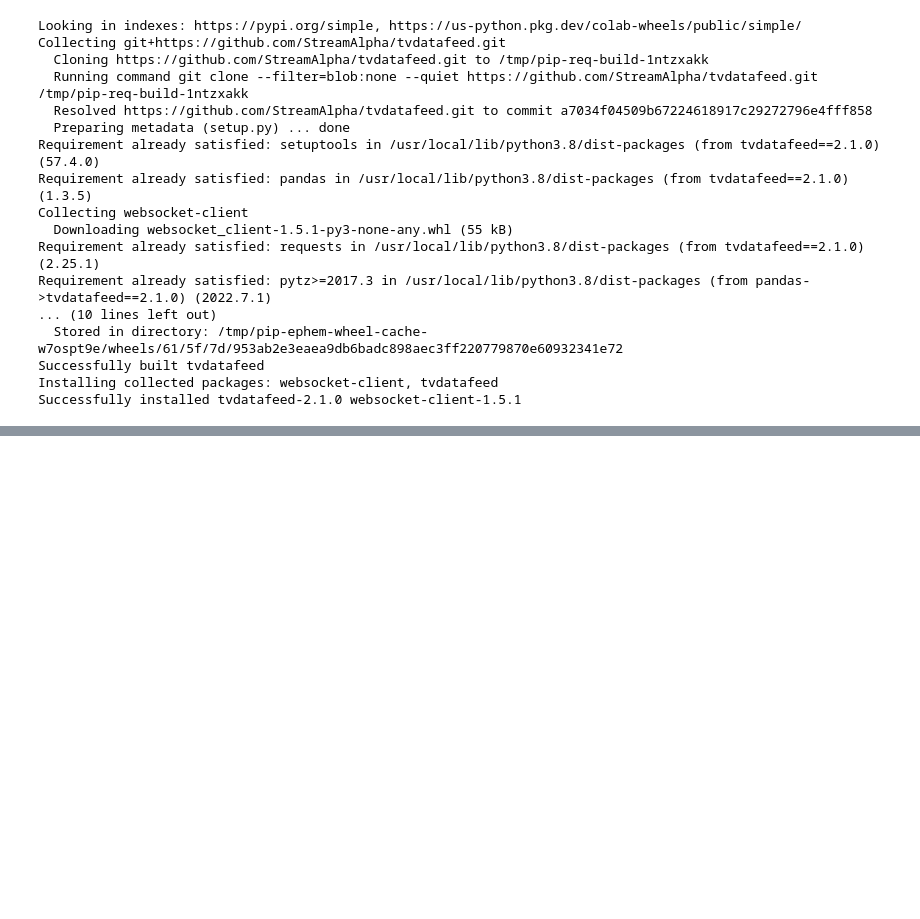
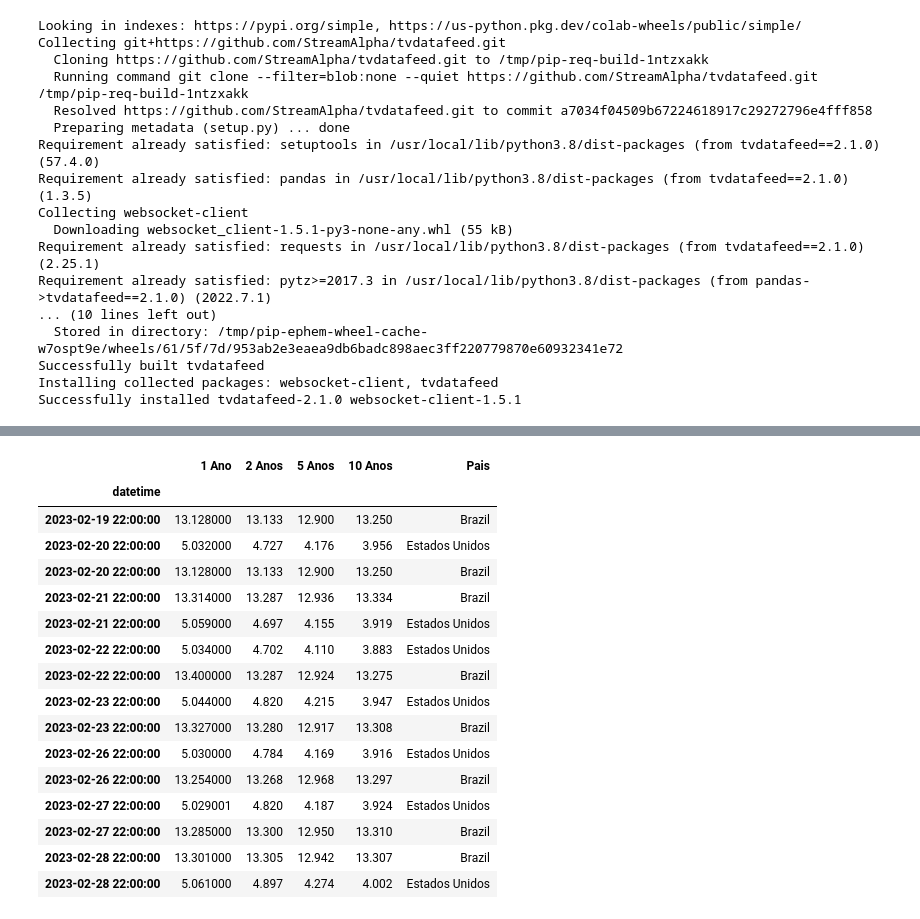
Before and after one commit to Edu-Moreira/Estudos-de-Python, a Jupyter notebook: TVDataFeed.ipynb, the cells around one changed output, grey strips where cells are left out. Drawn from its saved outputs; the diff is of its cells as text; code cells hidden in the pictures; blank space fills up the shorter version.

```diff
--- a/TVDataFeed.ipynb
+++ b/TVDataFeed.ipynb
@@ -31,0 +85,2 @@ WARNING:tvDatafeed.main:you are using nologin method, data you access may be lim
+# %%
+painelBR.columns = ['1 Ano','2 Anos','5 Anos','10 Anos','Pais']
@@ -31,0 +102,10 @@ WARNING:tvDatafeed.main:you are using nologin method, data you access may be lim
+# %%
+verticesusa  =['US01Y','US02Y','US05Y','US10Y']
+
+painelus = pd.DataFrame()
+for i in verticesusa:
+  painelus[i] = tv.get_hist(i,'TVC',Interval.in_daily,750)['close']
+# %%
+painelus['País'] = 'Estados Unidos'
+painelus.columns = ['1 Ano','2 Anos','5 Anos','10 Anos','Pais']
+painelus.tail(10)
@@ -31,0 +125,3 @@ WARNING:tvDatafeed.main:you are using nologin method, data you access may be lim
+# %%
+paineltot = pd.concat([painelBR,painelus])
+paineltot.
@@ -31,0 +143,21 @@ WARNING:tvDatafeed.main:you are using nologin method, data you access may be lim
+# %%
+paineltot = paineltot.sort_index()
+paineltot.tail(15)
+# %% [output]
+|  | 1 Ano | 2 Anos | 5 Anos | 10 Anos | Pais |
+| datetime |  |  |  |  |  |
+| 2023-02-19 22:00:00 | 13.128000 | 13.133 | 12.900 | 13.250 | Brazil |
+| 2023-02-20 22:00:00 | 5.032000 | 4.727 | 4.176 | 3.956 | Estados Unidos |
+| 2023-02-20 22:00:00 | 13.128000 | 13.133 | 12.900 | 13.250 | Brazil |
+| 2023-02-21 22:00:00 | 13.314000 | 13.287 | 12.936 | 13.334 | Brazil |
+| 2023-02-21 22:00:00 | 5.059000 | 4.697 | 4.155 | 3.919 | Estados Unidos |
+| 2023-02-22 22:00:00 | 5.034000 | 4.702 | 4.110 | 3.883 | Estados Unidos |
+| 2023-02-22 22:00:00 | 13.400000 | 13.287 | 12.924 | 13.275 | Brazil |
+| 2023-02-23 22:00:00 | 5.044000 | 4.820 | 4.215 | 3.947 | Estados Unidos |
+| 2023-02-23 22:00:00 | 13.327000 | 13.280 | 12.917 | 13.308 | Brazil |
+| 2023-02-26 22:00:00 | 5.030000 | 4.784 | 4.169 | 3.916 | Estados Unidos |
+| 2023-02-26 22:00:00 | 13.254000 | 13.268 | 12.968 | 13.297 | Brazil |
+| 2023-02-27 22:00:00 | 5.029001 | 4.820 | 4.187 | 3.924 | Estados Unidos |
+| 2023-02-27 22:00:00 | 13.285000 | 13.300 | 12.950 | 13.310 | Brazil |
+| 2023-02-28 22:00:00 | 13.301000 | 13.305 | 12.942 | 13.307 | Brazil |
+| 2023-02-28 22:00:00 | 5.061000 | 4.897 | 4.274 | 4.002 | Estados Unidos |
```
Also changed, not shown: parts of 12 cells of this notebook.
